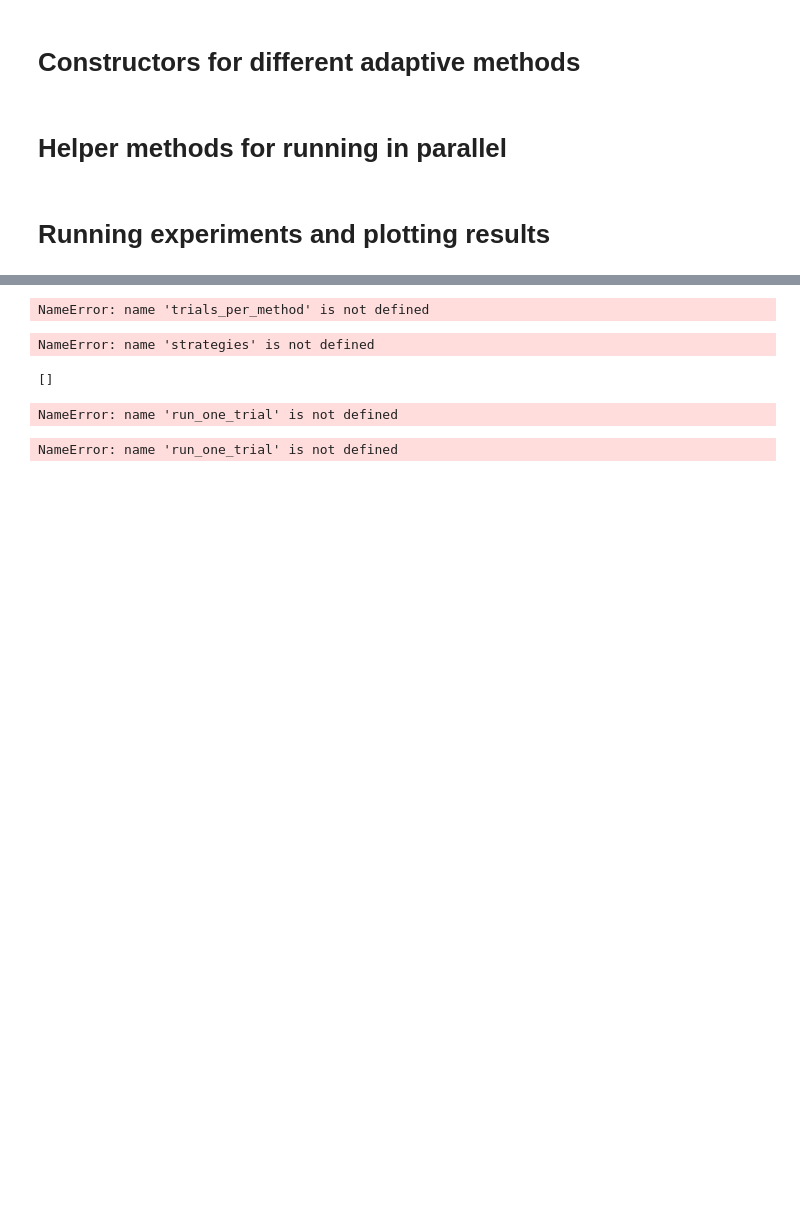
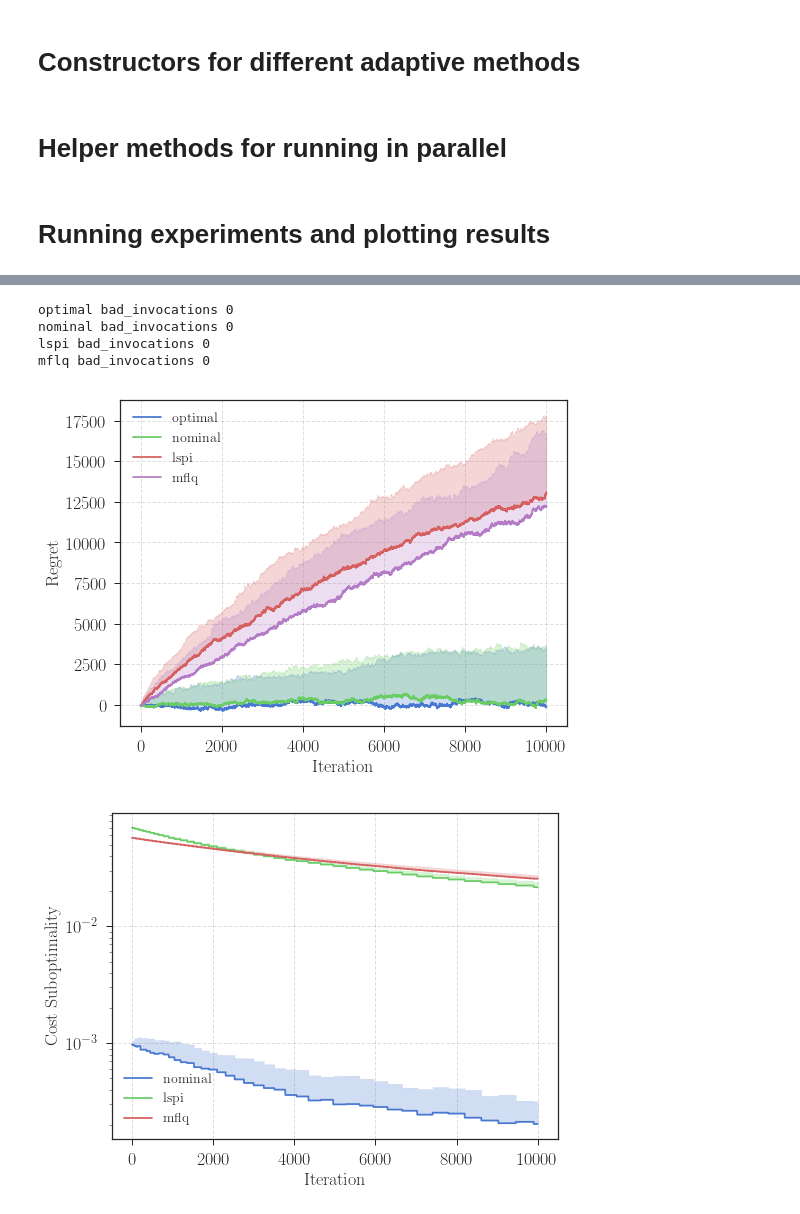
Before and after one commit to Karl-Krauth/robust-adaptive-lqr, a Jupyter notebook: notebooks/regret_comparison.ipynb, the cells around one changed output, grey strips where cells are left out. Drawn from its saved outputs; the diff is of its cells as text; code cells hidden in the pictures; blank space fills up the shorter version.

Commit message:
final plots

```diff
--- a/notebooks/regret_comparison.ipynb
+++ b/notebooks/regret_comparison.ipynb
@@ -152,9 +159,9 @@ def mflq_ctor():
                         A_star=A_star,
                         B_star=B_star,
                         sigma_w=sigma_w,
-                        sigma_explore=sigma_excitation,
-                        epoch_length=0.5 * horizon ** (3.0/ 4),
-                        exploration_period=horizon ** (1.0 / 4),
+                        sigma_explore=0.01, #sigma_excitation,
+                        epoch_length=100,# 0.5 * horizon ** (3.0/ 4),
+                        exploration_period=500, #horizon ** (1.0 / 4),
                         K_init=K_init)
 # %% [markdown]
 # Helper methods for running in parallel
@@ -209,9 +216,7 @@ def process_future_list(ftchs):
 # %% [markdown]
 # Running experiments and plotting results
 # %%
-#strategies = ['optimal', 'nominal', 'ofu', 'ts', 'sls_fir', 'lspi']
-strategies = ['mflq'] #['optimal', 'nominal', 'lspi', 'mflq']
-#strategies = ['optimal', 'nominal']
+strategies = ['optimal', 'nominal', 'lspi', 'mflq']
 start_time = time.time()
 with Pool(processes=cpu_count()) as p:
     all_futures = [[spawn_invocation(method, p, prime_fixed=True)
@@ -267,65 +245,53 @@ Psis shape (1000, 36)
-# %%
-trials_per_method
-# %% [output]
-NameError: name 'trials_per_method' is not defined
 # %%
 def get_errorbars(regrets, q=10, percent_bad=0):
-    print(percent_bad)
-    median = np.percentile(regrets, q=50-percent_bad, axis=0)
+    median = np.percentile(regrets, q=50, axis=0)
     low10 = np.percentile(regrets, q=q, axis=0)
-    high90 = np.percentile(regrets, q=100-(q-percent_bad), axis=0)
+    high90 = np.percentile(regrets, q=100-q, axis=0)
     return median, low10, high90
 
 def plot_list_medquantile(datalist, legendlist=None, xlabel=None, ylabel=None, semilogy=False,
-                          loc='upper left', alpha=0.1, figsize=(8,4)):
-    rgblist = sns.color_palette('viridis', len(datalist))
+                          loc='upper left', alpha=0.25, figsize=(8,6)):
+    rgblist = sns.color_palette(n_colors=len(datalist))
     plt.figure(figsize=figsize)
     for idx, data in enumerate(datalist):
         median, lower, higher = data
         if semilogy:
-            plt.semilogy(range(len(median)), median, color=rgblist[idx], label=legendlist[idx])
+            plt.semilogy(range(len(median)), median, color=rgblist[idx], label=legendlist[idx], markersize=8)
         else:
-            plt.plot(range(len(median)), median, color=rgblist[idx], label=legendlist[idx])
+            plt.plot(range(len(median)), median, color=rgblist[idx], label=legendlist[idx], markersize=8)
         plt.fill_between(np.array(np.arange(len(median))), median.astype(np.float),
                         higher.astype(np.float), color=rgblist[idx], alpha=alpha)
     if legendlist is not None:
-        plt.legend(loc=loc)
+        plt.legend(loc=loc, fontsize=medfont, markerscale=1, framealpha=1, frameon=False)
     if xlabel is not None:
-        plt.xlabel(xlabel)
+        plt.xlabel(xlabel, fontsize=bigfont)
+        plt.xticks(fontsize=smallfont)
     if ylabel is not None:
-        plt.ylabel(ylabel)
+        plt.ylabel(ylabel, fontsize=bigfont)
+        plt.yticks(fontsize=smallfont)
+    plt.grid(True, linestyle='--', which='major', color='grey', alpha=.25)
 # %%
 regretlist = []
 costs_list = []
 
-#strat_rearranged =  [strategies[2], strategies[3], strategies[1], strategies[0], strategies[4], strategies[5]]
-#res_rearranged =  [list_of_results[2], list_of_results[3], list_of_results[1], list_of_results[0], list_of_results[4], list_of_results[5]]
-
 strat_rearranged = strategies
 res_rearranged = list_of_results
-
 for name, result in zip(strat_rearranged, res_rearranged):
     regrets, errors, costs, _, bad_invocations = result
     print(name, "bad_invocations", bad_invocations)
     percent_bad = bad_invocations / trials_per_method * 100
     regretlist.append(get_errorbars(regrets, q=10, percent_bad=percent_bad))
     costs_list.append(get_errorbars(costs, q=10, percent_bad=percent_bad))
-
 sns.set_palette("muted")
-plot_list_medquantile(regretlist, legendlist=strat_rearranged, xlabel="Iteration", ylabel="Regret")
-plot_list_medquantile(costs_list, legendlist=strat_rearranged, xlabel="Iteration",
-                      ylabel="Cost Suboptimality", semilogy=True, loc='upper right')
+plot_list_medquantile(regretlist, legendlist=strat_rearranged, xlabel="Iteration", ylabel="Regret", loc="upper left")
+plt.savefig('plots/regret_comparison_neurips19.pdf', bbox_inches='tight')
+plot_list_medquantile(costs_list[1:], legendlist=strat_rearranged[1:], xlabel="Iteration",
+                      ylabel="Cost Suboptimality", semilogy=True, loc="lower left")
+plt.savefig('plots/cost_comparison_neurips19.pdf', bbox_inches='tight')
 # %% [output]
-NameError: name 'strategies' is not defined
+optimal bad_invocations 0
+nominal bad_invocations 0
+lspi bad_invocations 0
+mflq bad_invocations 0
+[figure, added]
+[figure, added]
-# %%
-costs_list
-# %% [output]
-[]
-# %%
-run_one_trial(lspi_ctor, 123, True)
-# %% [output]
-NameError: name 'run_one_trial' is not defined
-# %%
-run_one_trial(nominal_ctor, 123, True)
-# %% [output]
-NameError: name 'run_one_trial' is not defined
```
Also changed, not shown: parts of 4 cells of this notebook, 1 other file.
